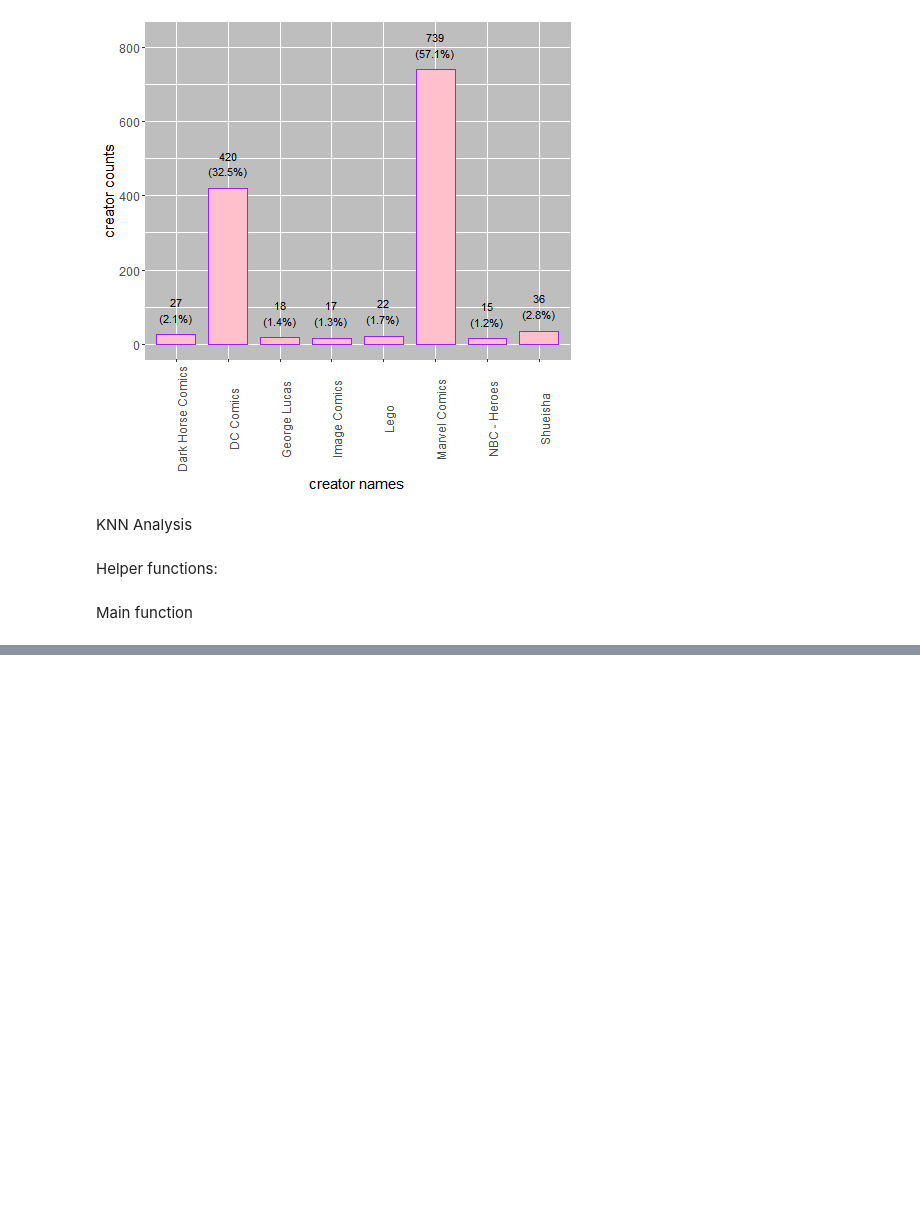
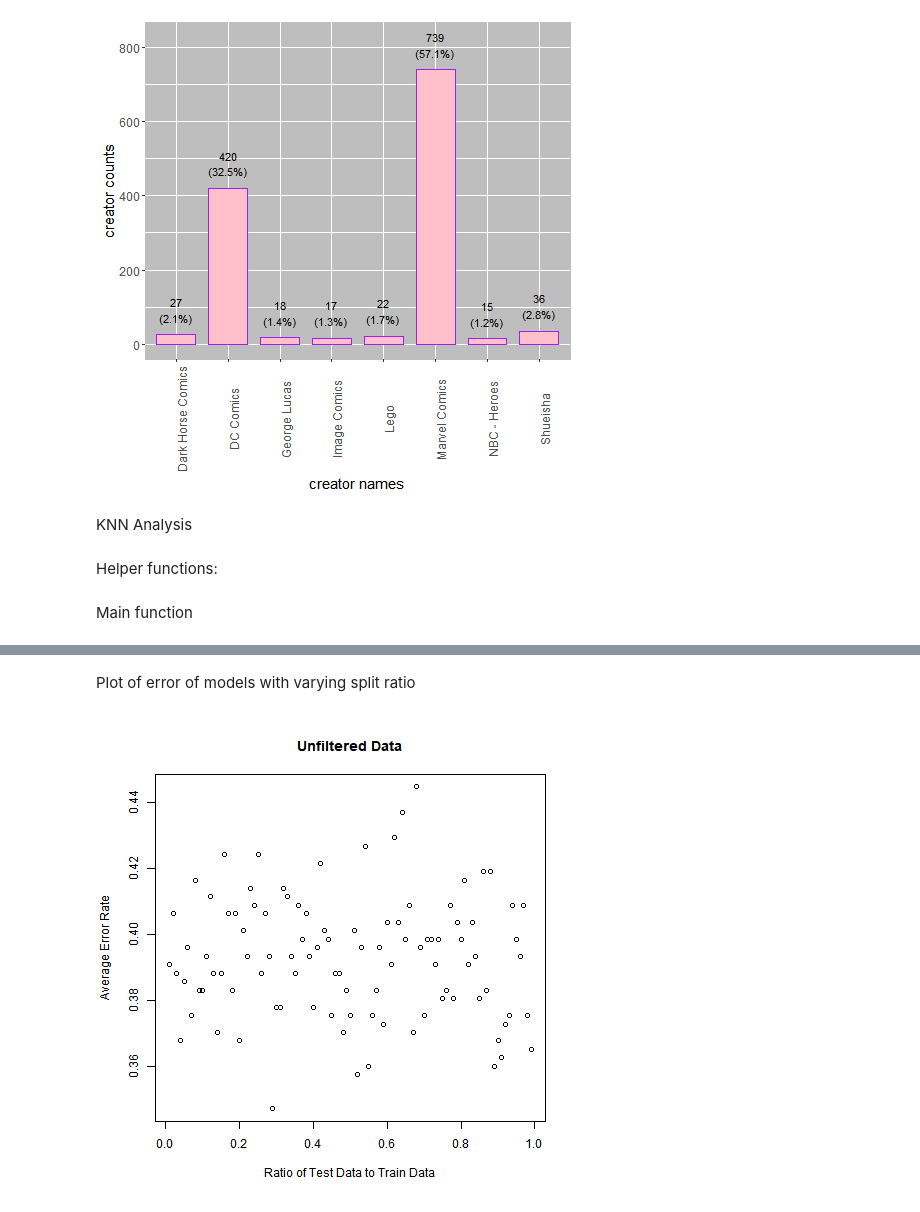
Before and after one commit to mikayla-eckelcifrese/DAT402-Project-1, a Jupyter notebook: K-Nearest Neighbors Analysis.ipynb, the cells around one changed output, grey strips where cells are left out. Cells and saved outputs as stored; diff of their text form; code cells hidden in the pictures; blank space fills up the shorter version.

```diff
--- a/K-Nearest Neighbors Analysis.ipynb
+++ b/K-Nearest Neighbors Analysis.ipynb
@@ -279,7 +276,7 @@ test = KNN_SetUp(df = superheroDataFilled, categoryColumn = superheroDataFilled$
 # %% [markdown]
 Main function
 # %%
-%%R -o test
+%%R -o temp
 
 KNN_Analysis = function(df, category, categoryColumn, initialSplitRatio, quantitativeVariableColumns, starting_k)
 {
@@ -304,7 +301,7 @@ KNN_Analysis = function(df, category, categoryColumn, initialSplitRatio, quantit
 
   knnModels_VaryingK = vector(mode = 'list', length = 67)
 
-  for(k in c(1:67))
+  for(k in c(1:56))
   {
     classifier_knn <- knn(train = train_scale,
                           test = test_scale,
@@ -321,6 +318,8 @@ KNN_Analysis = function(df, category, categoryColumn, initialSplitRatio, quantit
 
   knnModels_VarySplitRatio = vector(mode = 'list', length = 99)
 
+  skippedRatios = c()
+  skippedRatioCount = 0
 
   for(i in 1:99)
   {
@@ -341,6 +340,18 @@ KNN_Analysis = function(df, category, categoryColumn, initialSplitRatio, quantit
       errorSplitRatio[i] = mean(classifier_knn != test_set$creator)
       knnModels_VarySplitRatio[[i]] = classifier_knn
     }
+
+    else
+    {
+      skippedRatioCount = skippedRatioCount + 1
+      skippedRatios[skippedRatioCount] = i/100
+    }
+
+  }
+
+  if(skippedRatioCount == 0)
+  {
+    skippedRatios = "no skipped ratios"
   }
 
   bestSplitRatio = which.min(errorSplitRatio)/100
@@ -349,10 +360,8 @@ KNN_Analysis = function(df, category, categoryColumn, initialSplitRatio, quantit
 
   confusionMatrix_bestModel = table(test_set$creator, best_model)
 
-  return(list(error_k, knnModels_VaryingK, best_k, errorSplitRatio,
-              knnModels_VarySplitRatio, bestSplitRatio, best_model, confusionMatrix_bestModel))
+  return(list(error_k = error_k, knnModels_VaryingK = knnModels_VaryingK, best_k = best_k, errorSplitRatio = errorSplitRatio,
+              knnModels_VarySplitRatio = knnModels_VarySplitRatio, bestSplitRatio = bestSplitRatio, best_model = best_model,
+              confusionMatrix_bestModel = confusionMatrix_bestModel, skippedRatios = skippedRatios, training_set$creator))
 
 }
-
-temp = KNN_Analysis(superheroDataFilled, categoryColumn = superheroDataFilled$creator, initialSplitRatio = 0.73,
-                    quantitativeVariableColumns = 10:67, starting_k = 24)
@@ -395,0 +414,8 @@ confusionMatrix_bestModel[[1]]
+# %% [markdown]
+Plot of error of models with varying split ratio
+# %%
+%%R
+
+plot(x = (1:99)*(1/100), y = errorSplitRatio, main = "Unfiltered Data", xlab = "Ratio of Test Data to Train Data", ylab = "Average Error Rate")
+# %% [output]
+[figure, added]
```
Also changed, not shown: parts of 10 cells of this notebook.
